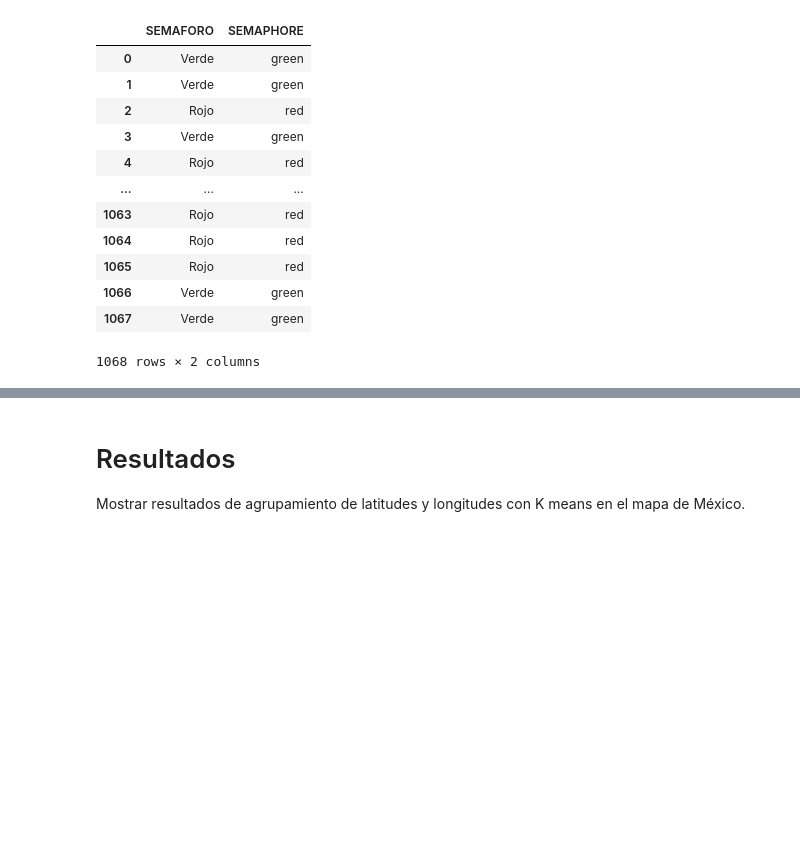
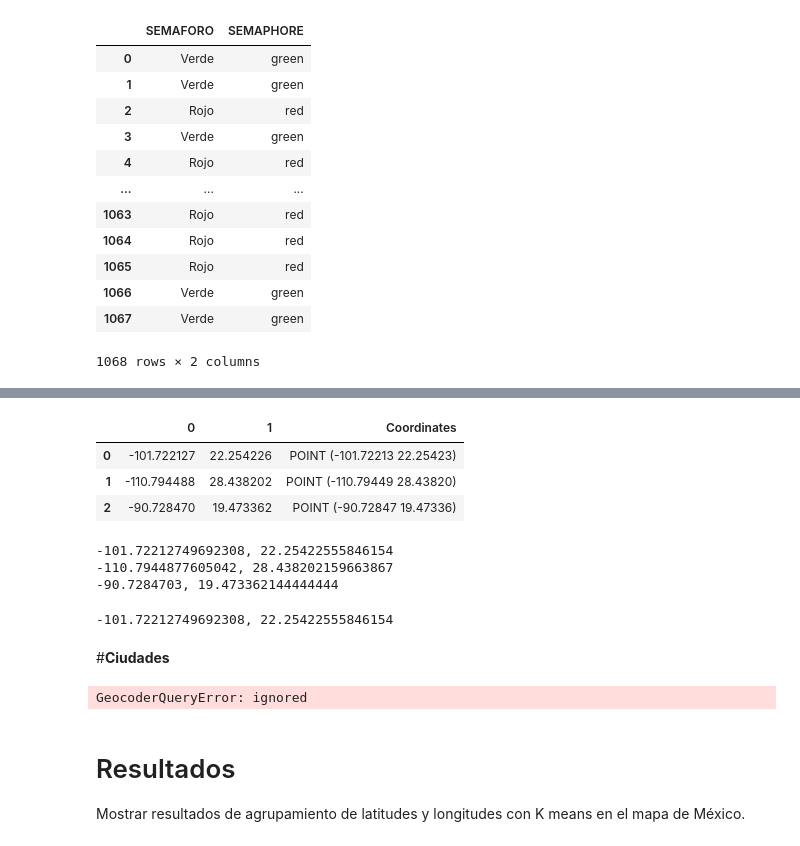
Before and after one commit to PosgradoMNA/actividades-del-projecto-equipo_98, a Jupyter notebook: Reto_DS_Parte_1.ipynb, the cells around one changed output, grey strips where cells are left out. Cells and saved outputs as stored; diff of their text form; code cells hidden in the pictures; blank space fills up the shorter version.

```diff
--- a/Reto_DS_Parte_1.ipynb
+++ b/Reto_DS_Parte_1.ipynb
@@ -865,0 +880,45 @@ plt.show()
+# %%
+puntos_centroides
+# %% [output]
+|  | 0 | 1 | Coordinates |
+| 0 | -101.722127 | 22.254226 | POINT (-101.72213 22.25423) |
+| 1 | -110.794488 | 28.438202 | POINT (-110.79449 28.43820) |
+| 2 | -90.728470 | 19.473362 | POINT (-90.72847 19.47336) |
+# %%
+from pandas.core.internals.concat import concat_arrays
+
+#Coordenadas de las ciudades
+
+Loc_1 = str(puntos_centroides[0][0]) + ", " + str(puntos_centroides[1][0])  #Coordenada x = columna 1, y = columna 0 ---
+print(Loc_1)
+Loc_2 = str(puntos_centroides[0][1]) + ", " + str(puntos_centroides[1][1])
+print(Loc_2)
+Loc_3 =  str(puntos_centroides[0][2]) + ", " + str(puntos_centroides[1][2])
+print(Loc_3)
+# %% [output]
+-101.72212749692308, 22.25422555846154
+-110.7944877605042, 28.438202159663867
+-90.7284703, 19.473362144444444
+# %%
+print(Loc_1)
+# %% [output]
+-101.72212749692308, 22.25422555846154
+# %% [markdown]
+#**Ciudades**
+# %%
+import geopy.geocoders
+from geopy.geocoders.yandex import Location
+from functools import partial
+from geopy.geocoders import Nominatim
+from geopy.distance import geodesic
+from geopy.location import Location
+
+geolocator = Nominatim(user_agent="my-application")
+Localizaciones = [Loc_1, Loc_2, Loc_3]
+
+for i in Localizaciones:
+
+  location = geolocator.reverse(i)
+  print('local en ---', location)
+# %% [output]
+GeocoderQueryError: ignored
```
Also changed, not shown: parts of 6 cells of this notebook.
